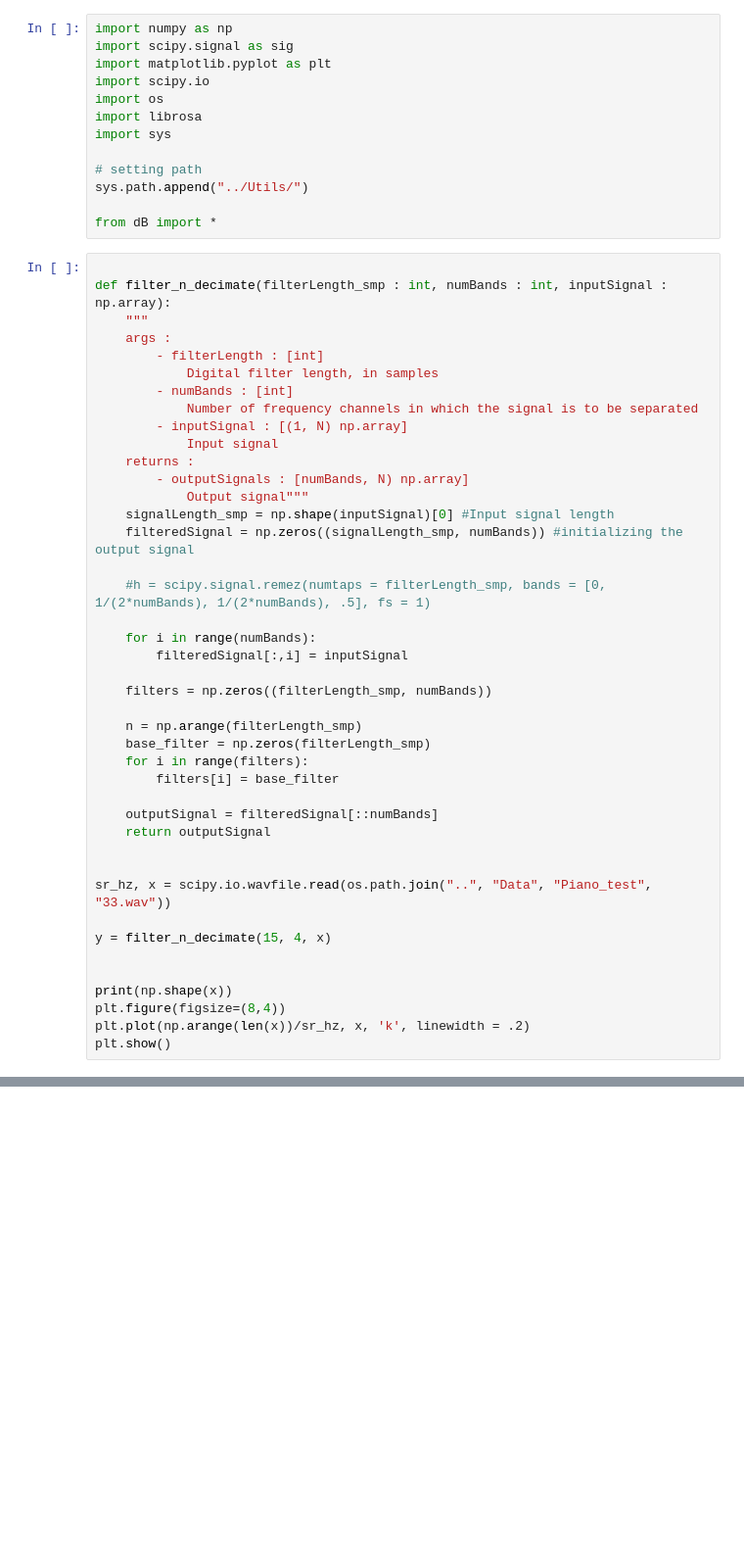
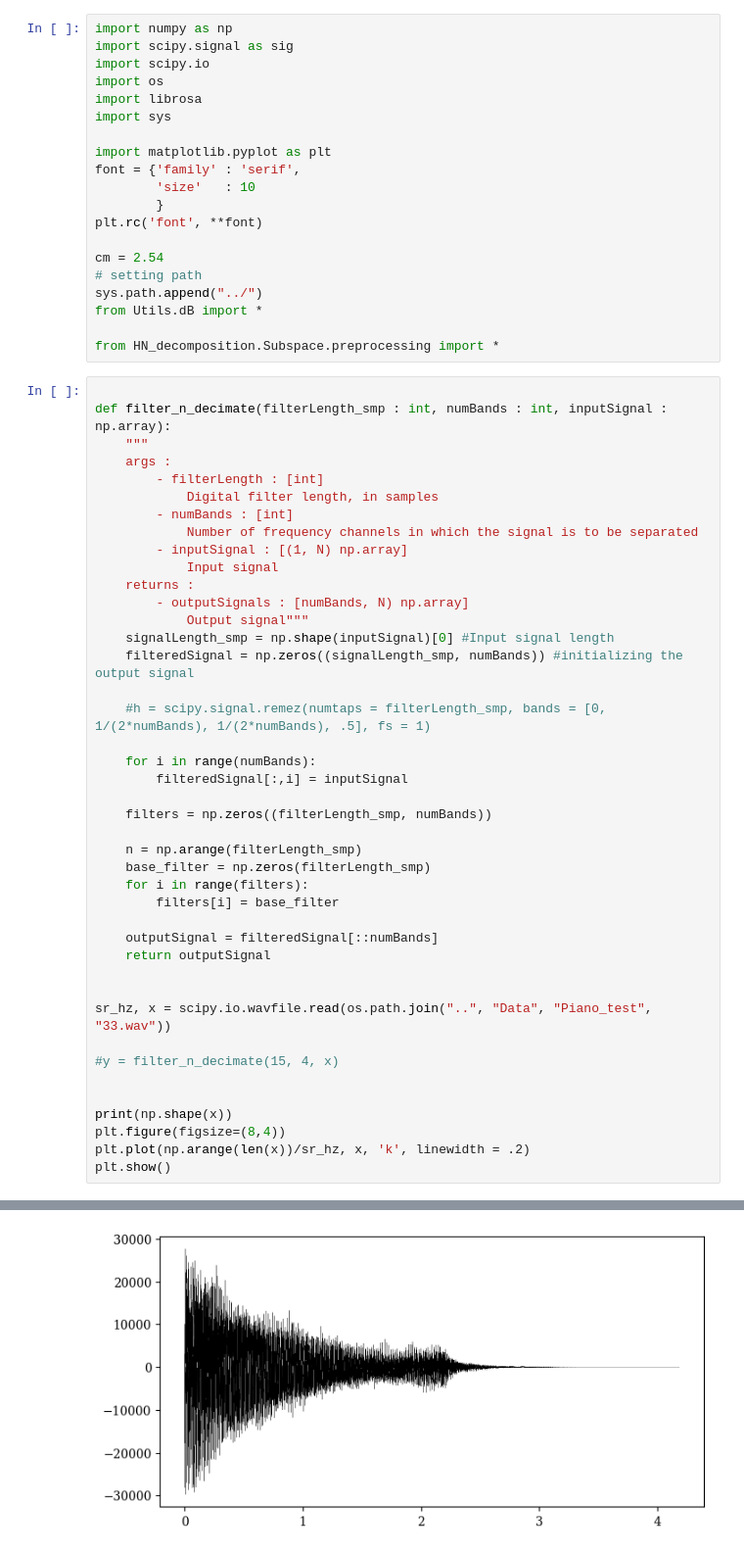
Before and after one commit to peladeaucome/ATIAM-PAM-AnalyseInstruments, a Jupyter notebook: Notebooks/come.ipynb, the cells around one changed output, grey strips where cells are left out. Shown at 98% size. Saved outputs shown, nothing was run; the diff lists cells and outputs as text; blank space fills up the shorter version.

```diff
--- a/Notebooks/come.ipynb
+++ b/Notebooks/come.ipynb
@@ -1,16 +1,23 @@
 # %%
 import numpy as np
 import scipy.signal as sig
-import matplotlib.pyplot as plt
 import scipy.io
 import os
 import librosa
 import sys
 
+import matplotlib.pyplot as plt
+font = {'family' : 'serif',
+        'size'   : 10
+        }
+plt.rc('font', **font)
+
+cm = 2.54
 # setting path
-sys.path.append("../Utils/")
+sys.path.append("../")
+from Utils.dB import *
 
-from dB import *
+from HN_decomposition.Subspace.preprocessing import *
 # %%
 
 def filter_n_decimate(filterLength_smp : int, numBands : int, inputSignal : np.array):
@@ -46,7 +53,7 @@ def filter_n_decimate(filterLength_smp : int, numBands : int, inputSignal : np.a
 
 sr_hz, x = scipy.io.wavfile.read(os.path.join("..", "Data", "Piano_test", "33.wav"))
 
-y = filter_n_decimate(15, 4, x)
+#y = filter_n_decimate(15, 4, x)
 
 
 print(np.shape(x))
@@ -58,3 +65,4 @@ TypeError: only integer scalar arrays can be converted to a scalar index
+[figure, added]
 # %%
 x, sr_hz = librosa.load(os.path.join("..", "Data", "Piano_test", "33.wav"))
 
```
Also changed, not shown: parts of 8 cells of this notebook, 1 other file.
